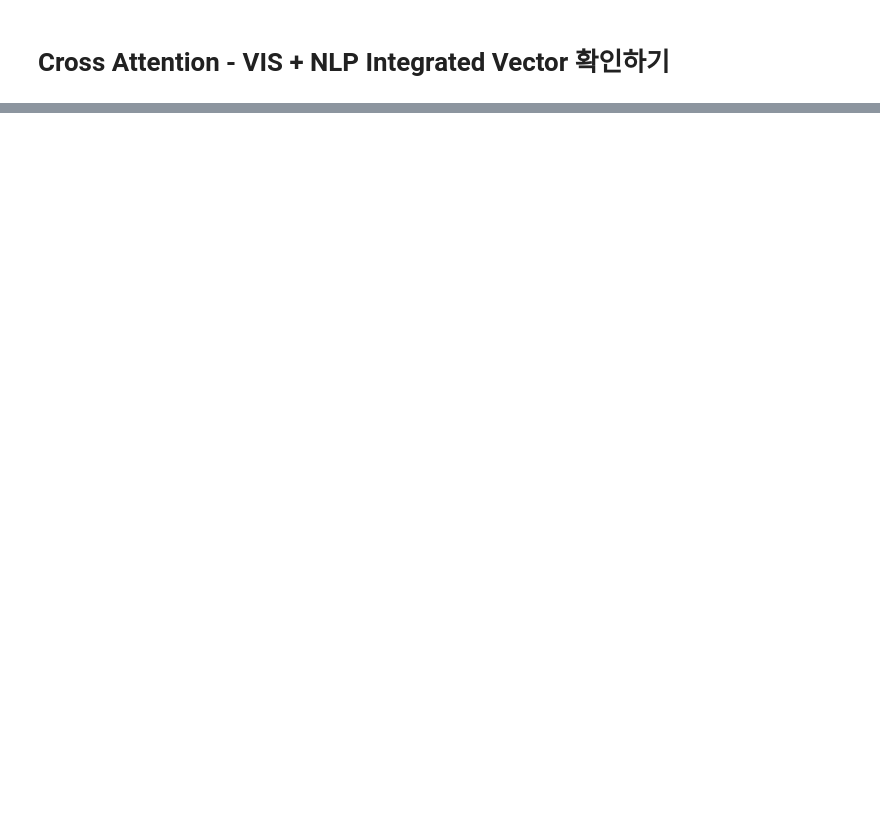
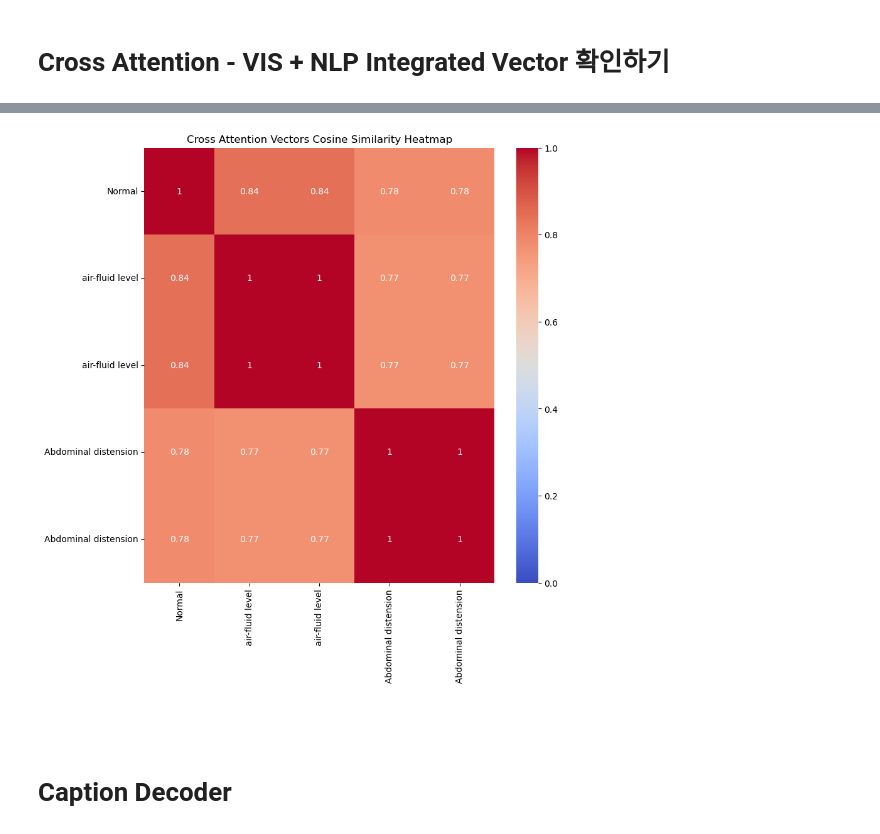
Before and after one commit to youse0ng/X_ray_Segmentation, a Jupyter notebook: Visnlp.ipynb, the cells around one changed output, grey strips where cells are left out. Saved outputs shown, nothing was run; the diff lists cells and outputs as text; code cells hidden in the pictures; blank space fills up the shorter version.

```diff
--- a/Visnlp.ipynb
+++ b/Visnlp.ipynb
@@ -62,0 +105,19 @@ pos_embedding shape: torch.Size([1, 4096, 160])
+# %%
+import seaborn as sns
+cosine_sim = F.cosine_similarity(integrated_feature.unsqueeze(1), integrated_feature.unsqueeze(0), dim=-1)
+cosine_sim_np = cosine_sim.cpu().detach().numpy()
+
+# 라벨 (진단명)
+labels = batch_meta
+
+# 히트맵 그리기
+plt.figure(figsize=(9,9))
+sns.heatmap(cosine_sim_np, xticklabels=labels, yticklabels=labels, annot=True, cmap='coolwarm', vmin=0, vmax=1)
+plt.title("Cross Attention Vectors Cosine Similarity Heatmap")
+plt.show()
+# %% [output]
+[figure, added]
+# %% [markdown]
+#
+# %% [markdown]
+# Caption Decoder
```
Also changed, not shown: parts of 16 cells of this notebook, 1 other file.
